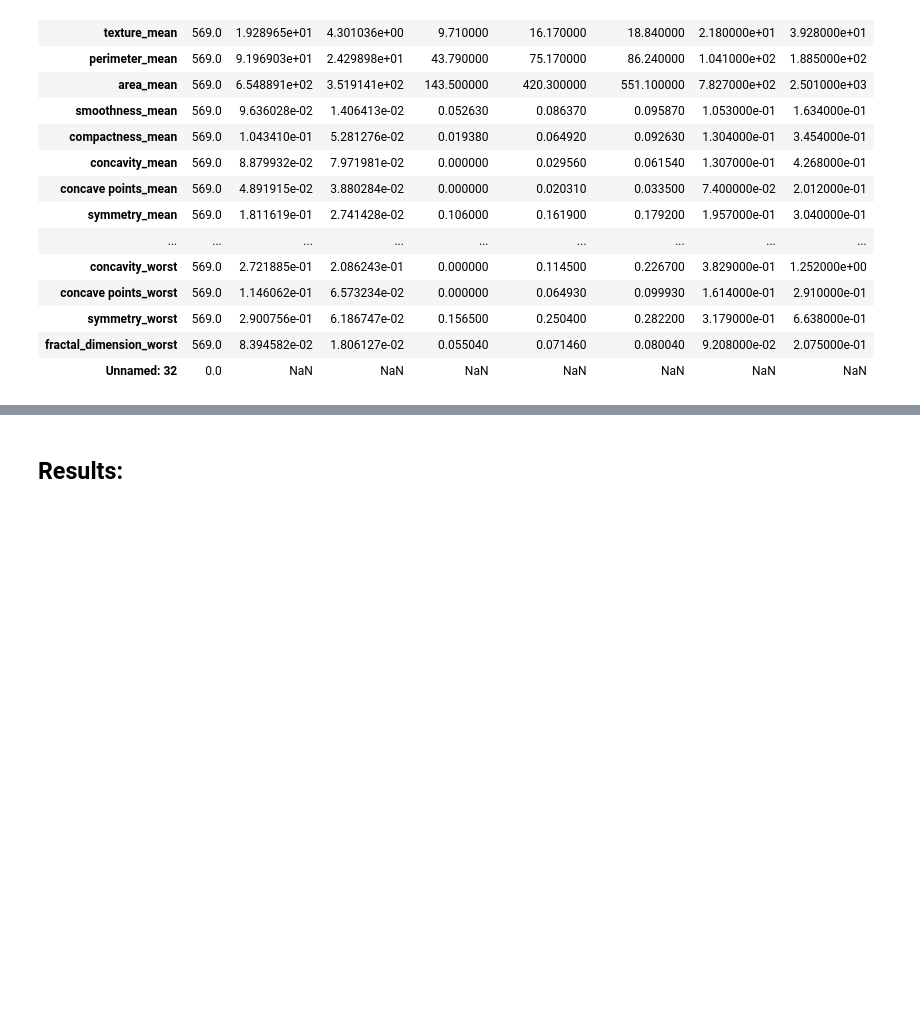
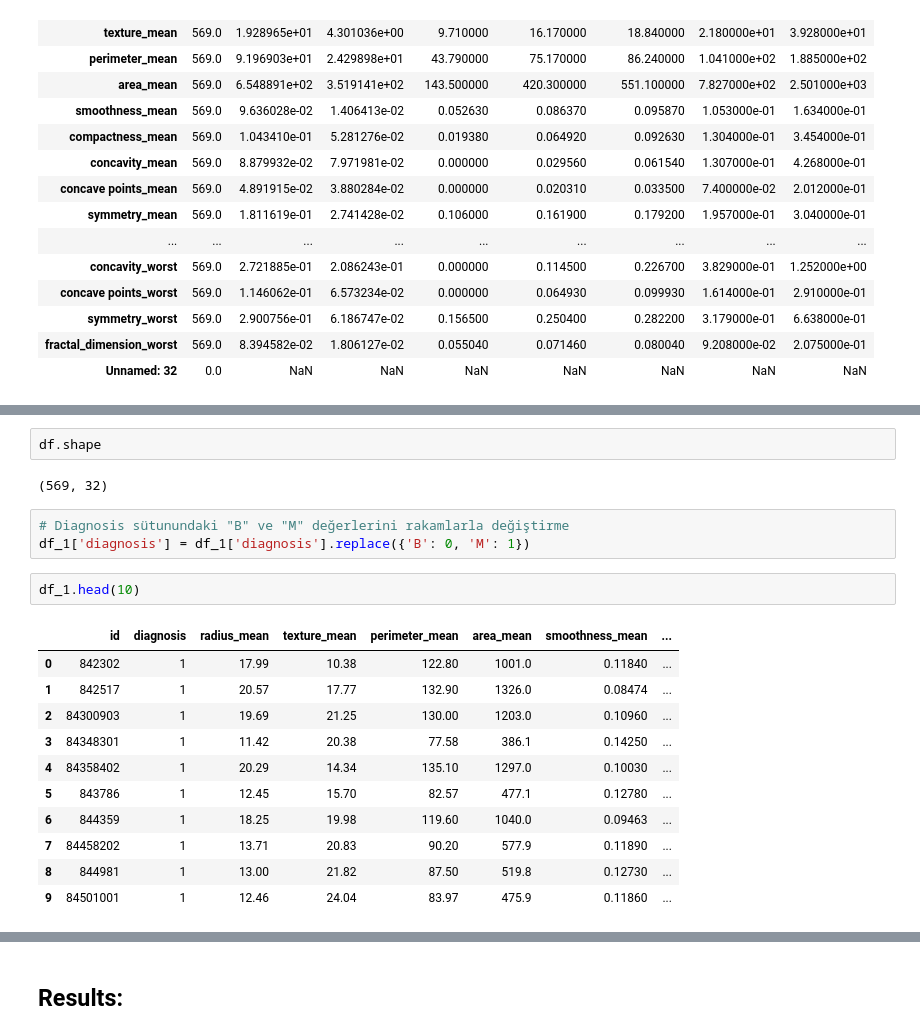
Before and after one commit to BulentKaradeniz/7_ML_Projects, a Jupyter notebook: ML_GTU_Homework_5_2024/HW5_Karadeniz_Bülent_225023016010.ipynb, the cells around one changed output, grey strips where cells are left out. Cells and saved outputs as stored; diff of their text form; blank space fills up the shorter version.

```diff
--- a/ML_GTU_Homework_5_2024/HW5_Karadeniz_Bülent_225023016010.ipynb
+++ b/ML_GTU_Homework_5_2024/HW5_Karadeniz_Bülent_225023016010.ipynb
@@ -104,0 +169,21 @@ df.describe().T
+# %%
+df.shape
+# %% [output]
+(569, 32)
+# %%
+# Diagnosis sütunundaki "B" ve "M" değerlerini rakamlarla değiştirme
+df_1['diagnosis'] = df_1['diagnosis'].replace({'B': 0, 'M': 1})
+# %%
+df_1.head(10)
+# %% [output]
+|  | id | diagnosis | radius_mean | texture_mean | perimeter_mean | area_mean | smoothness_mean | ... |
+| 0 | 842302 | 1 | 17.99 | 10.38 | 122.80 | 1001.0 | 0.11840 | ... |
+| 1 | 842517 | 1 | 20.57 | 17.77 | 132.90 | 1326.0 | 0.08474 | ... |
+| 2 | 84300903 | 1 | 19.69 | 21.25 | 130.00 | 1203.0 | 0.10960 | ... |
+| 3 | 84348301 | 1 | 11.42 | 20.38 | 77.58 | 386.1 | 0.14250 | ... |
+| 4 | 84358402 | 1 | 20.29 | 14.34 | 135.10 | 1297.0 | 0.10030 | ... |
+| 5 | 843786 | 1 | 12.45 | 15.70 | 82.57 | 477.1 | 0.12780 | ... |
+| 6 | 844359 | 1 | 18.25 | 19.98 | 119.60 | 1040.0 | 0.09463 | ... |
+| 7 | 84458202 | 1 | 13.71 | 20.83 | 90.20 | 577.9 | 0.11890 | ... |
+| 8 | 844981 | 1 | 13.00 | 21.82 | 87.50 | 519.8 | 0.12730 | ... |
+| 9 | 84501001 | 1 | 12.46 | 24.04 | 83.97 | 475.9 | 0.11860 | ... |
```
Also changed, not shown: parts of 7 cells of this notebook.
